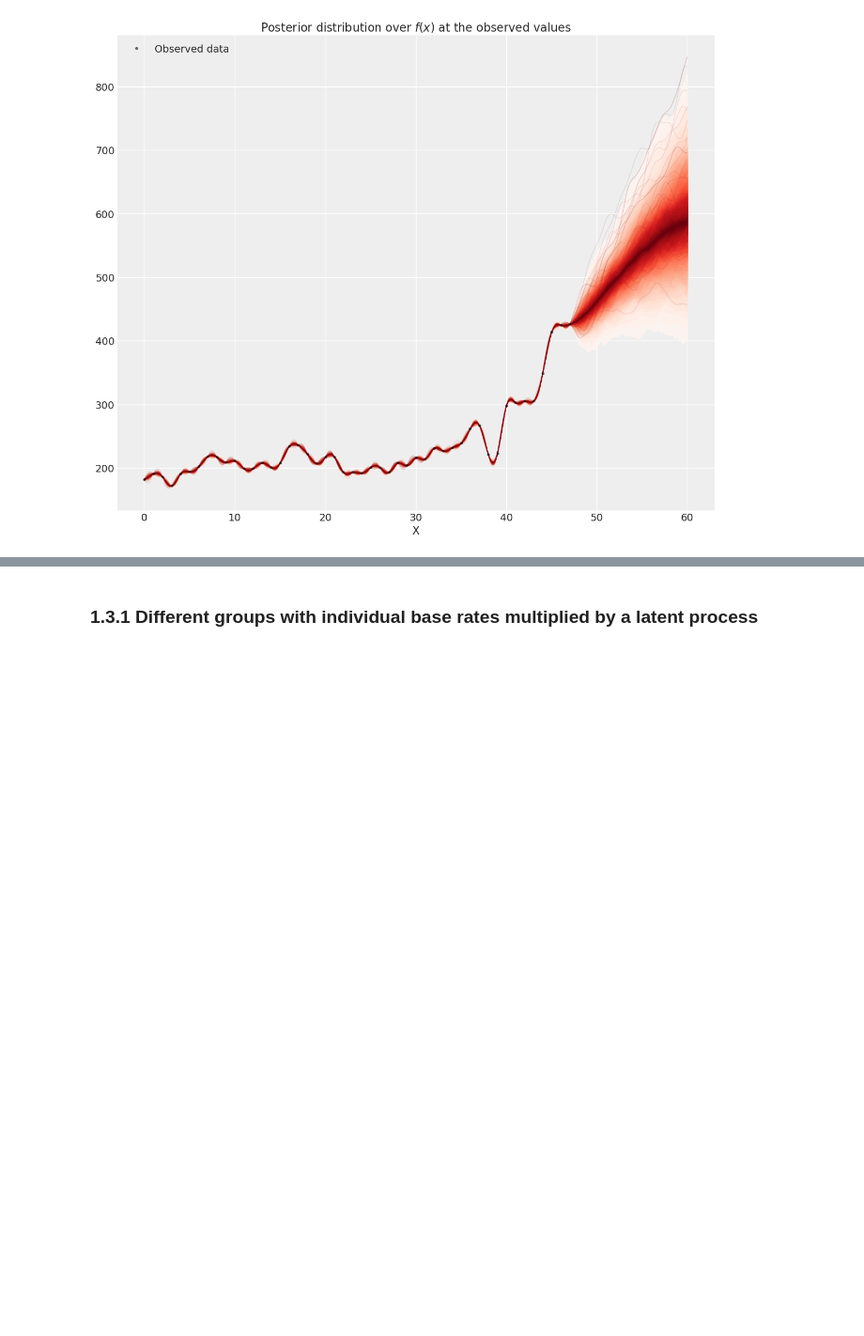
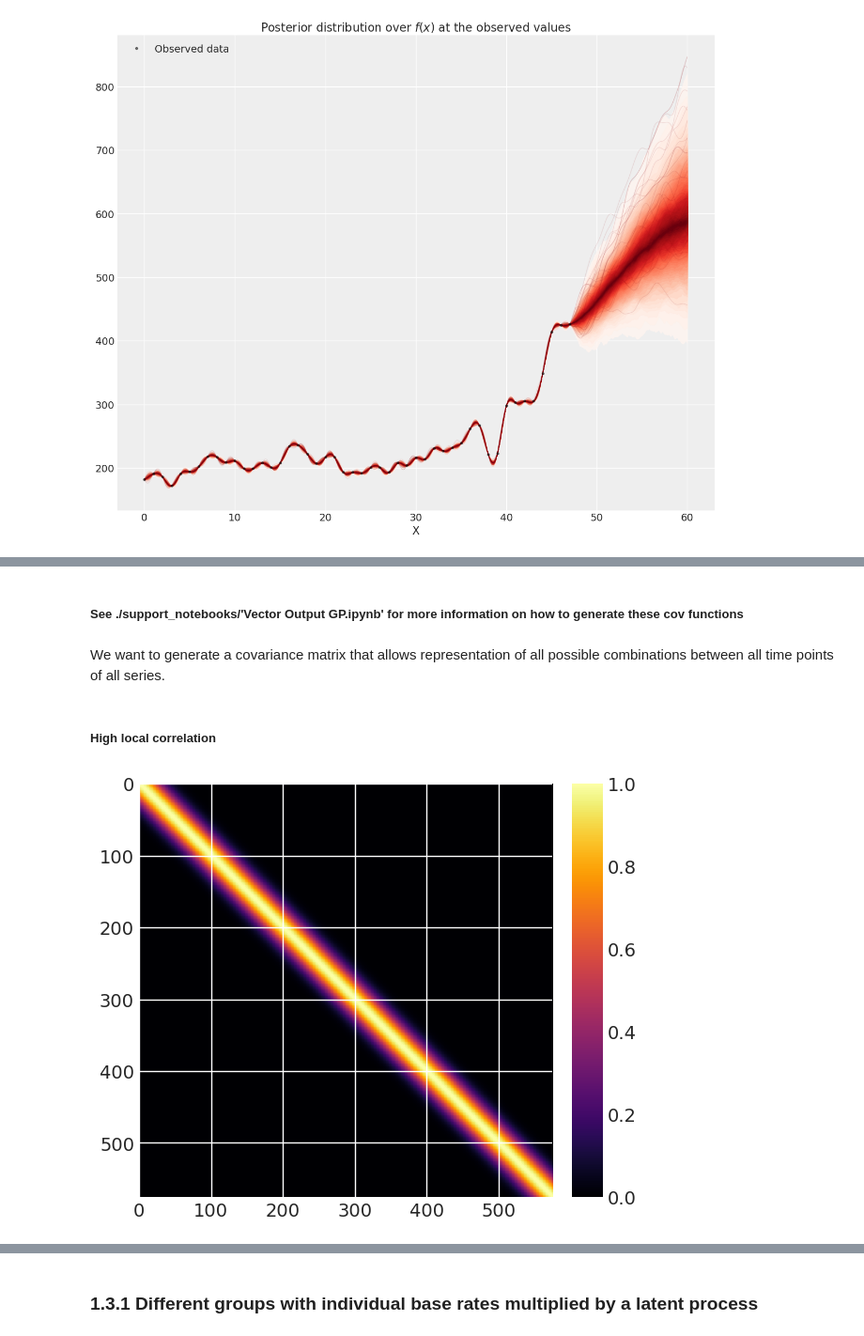
Before and after one commit to luisroque/Time-Series-Statistical-Models-Experiments, a Jupyter notebook: PhD_GaussianProcesses.ipynb, the cells around one changed output, grey strips where cells are left out. Shown at 94% size. Saved outputs shown, nothing was run; the diff lists cells and outputs as text; code cells hidden in the pictures; blank space fills up the shorter version.

Commit message:
Cox Process with multi-output GP prior

```diff
--- a/PhD_GaussianProcesses.ipynb
+++ b/PhD_GaussianProcesses.ipynb
@@ -389,0 +375,27 @@ https://docs.pymc.io/notebooks/GP-SparseApprox.html
+# %% [markdown]
+##### See ./support_notebooks/'Vector Output GP.ipynb' for more information on how to generate these cov functions
+# %% [markdown]
+We want to generate a covariance matrix that allows representation of all possible combinations between all time points of all series.
+# %%
+n=y.shape[0]
+s=y.shape[1]
+h = np.zeros((n*s,))
+for s_ in range(s):
+    for n_ in range(n):
+        h[(n)*s_+n_] = s_
+
+h = h[:,None]
+t = np.arange(n*s)[:,None]
+X = np.hstack((t, h))
+# %% [markdown]
+##### High local correlation
+# %%
+ls = [20, 10000]
+eta=1
+cov = eta**2 * pm.gp.cov.ExpQuad(input_dim=2, ls=ls)
+K = cov(X).eval()
+# %%
+m = plt.imshow(K, cmap="inferno", interpolation='none')
+plt.colorbar(m);
+# %% [output]
+[figure, added]
```
Also changed, not shown: parts of 38 cells of this notebook, 2 other files.
